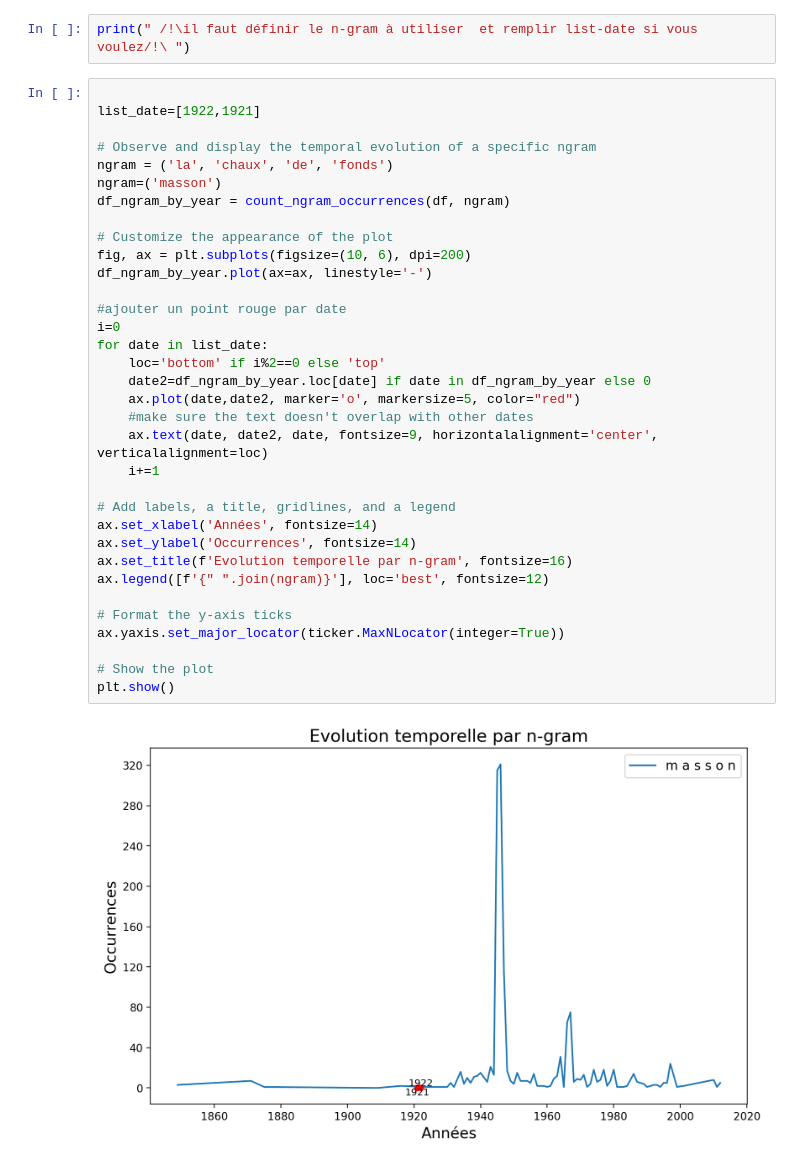
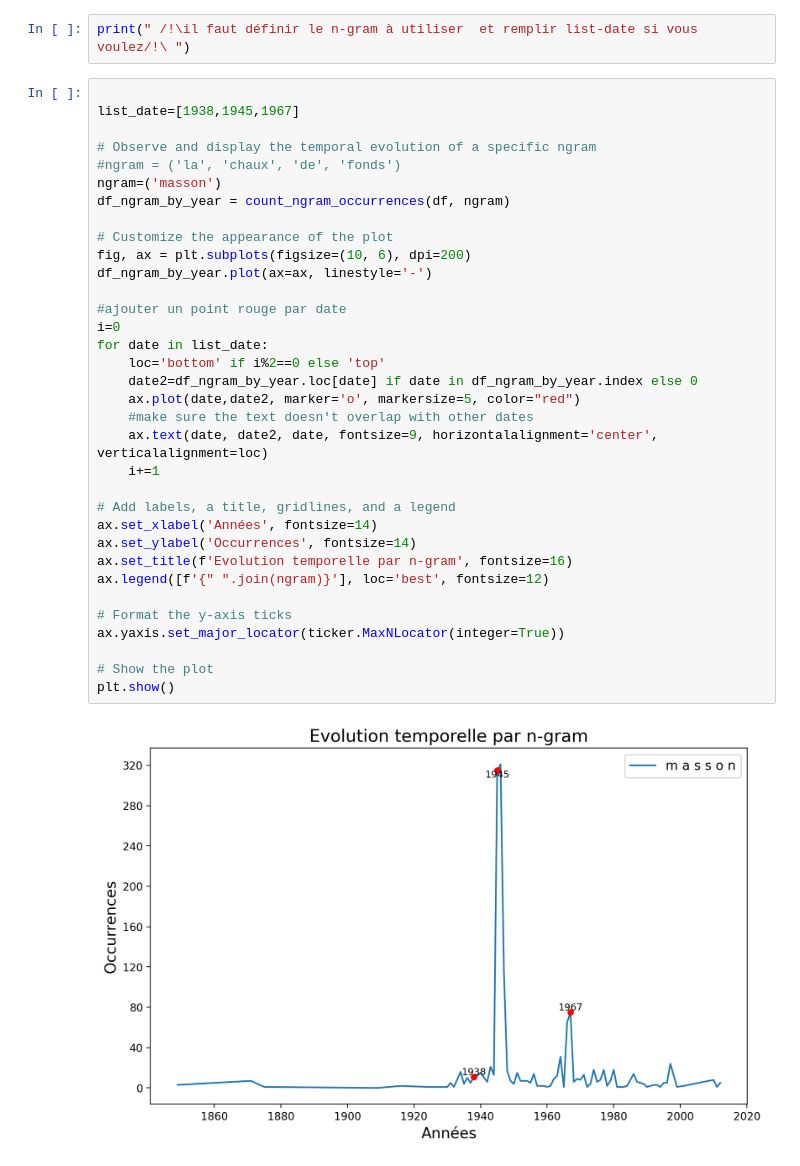
Before and after one commit to TheoVasa/SHS-PROJET, a Jupyter notebook: merged_exercise_usefull.ipynb, the cells around one changed output. Saved outputs shown, nothing was run; the diff lists cells and outputs as text.

```diff
--- a/merged_exercise_usefull.ipynb
+++ b/merged_exercise_usefull.ipynb
@@ -281,40 +281,40 @@ data_ngrams[4].head(30)
 print(" /!\il faut définir le n-gram à utiliser  et remplir list-date si vous voulez/!\ ")
 # %%
 
-list_date=[1922,1921]
+list_date=[1938,1945,1967]
 
 # Observe and display the temporal evolution of a specific ngram
-ngram = ('la', 'chaux', 'de', 'fonds')
+#ngram = ('la', 'chaux', 'de', 'fonds')
 ngram=('masson')
 df_ngram_by_year = count_ngram_occurrences(df, ngram)
 
 # Customize the appearance of the plot
 fig, ax = plt.subplots(figsize=(10, 6), dpi=200)
 df_ngram_by_year.plot(ax=ax, linestyle='-')
 
 #ajouter un point rouge par date
 i=0
 for date in list_date:
     loc='bottom' if i%2==0 else 'top'
-    date2=df_ngram_by_year.loc[date] if date in df_ngram_by_year else 0
+    date2=df_ngram_by_year.loc[date] if date in df_ngram_by_year.index else 0
     ax.plot(date,date2, marker='o', markersize=5, color="red")
     #make sure the text doesn't overlap with other dates
     ax.text(date, date2, date, fontsize=9, horizontalalignment='center', verticalalignment=loc)
     i+=1
 
 # Add labels, a title, gridlines, and a legend
 ax.set_xlabel('Années', fontsize=14)
 ax.set_ylabel('Occurrences', fontsize=14)
 ax.set_title(f'Evolution temporelle par n-gram', fontsize=16)
 ax.legend([f'{" ".join(ngram)}'], loc='best', fontsize=12)
 
 # Format the y-axis ticks
 ax.yaxis.set_major_locator(ticker.MaxNLocator(integer=True))
 
 # Show the plot
 plt.show()
 # %% [output]
-[figure, old version]
+[figure, new version]
 # %%
 #find sentences containing the ngram and the sentence before and after
 def find_sentences(articles, ngram: tuple):
```
Also changed, not shown: parts of 1 cell of this notebook.
